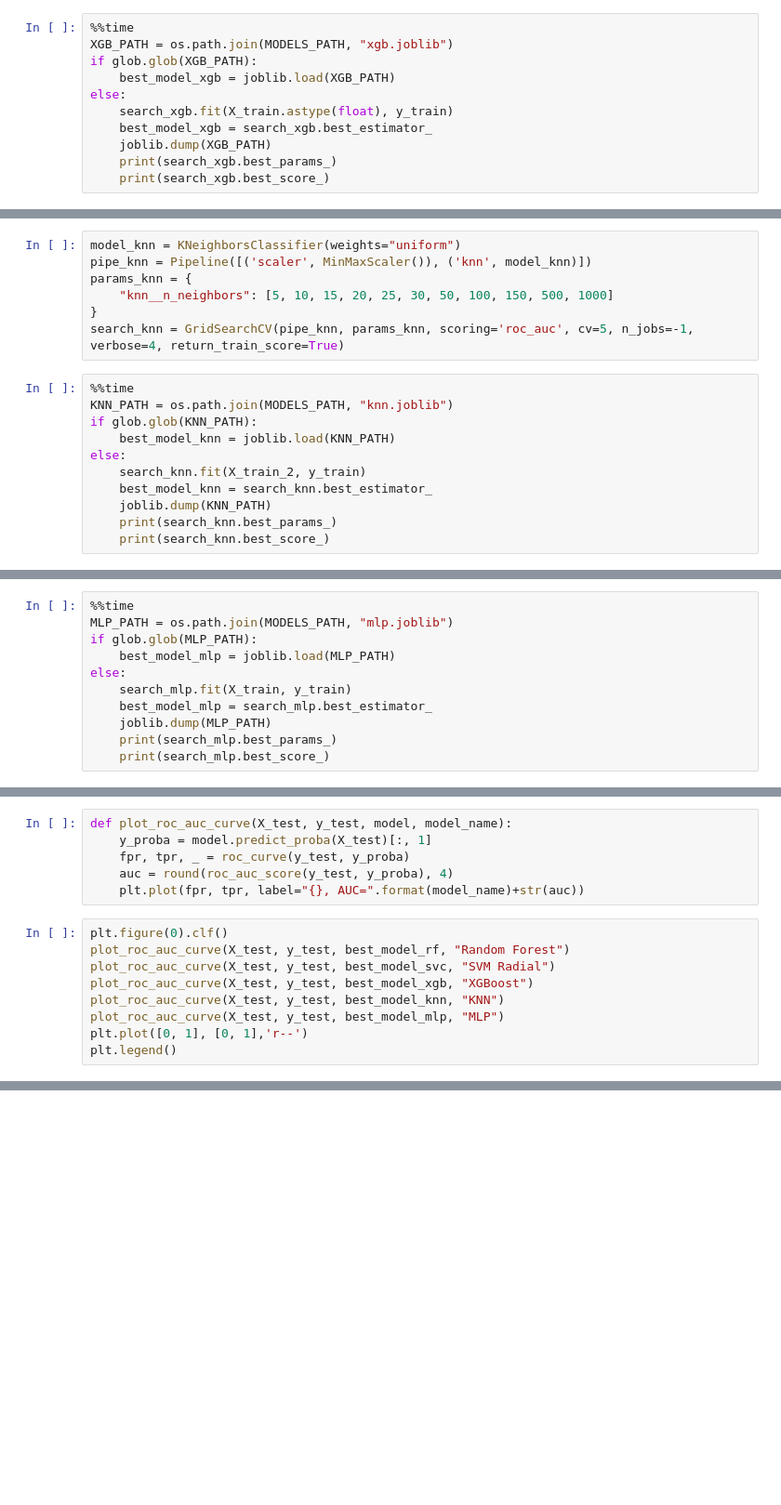
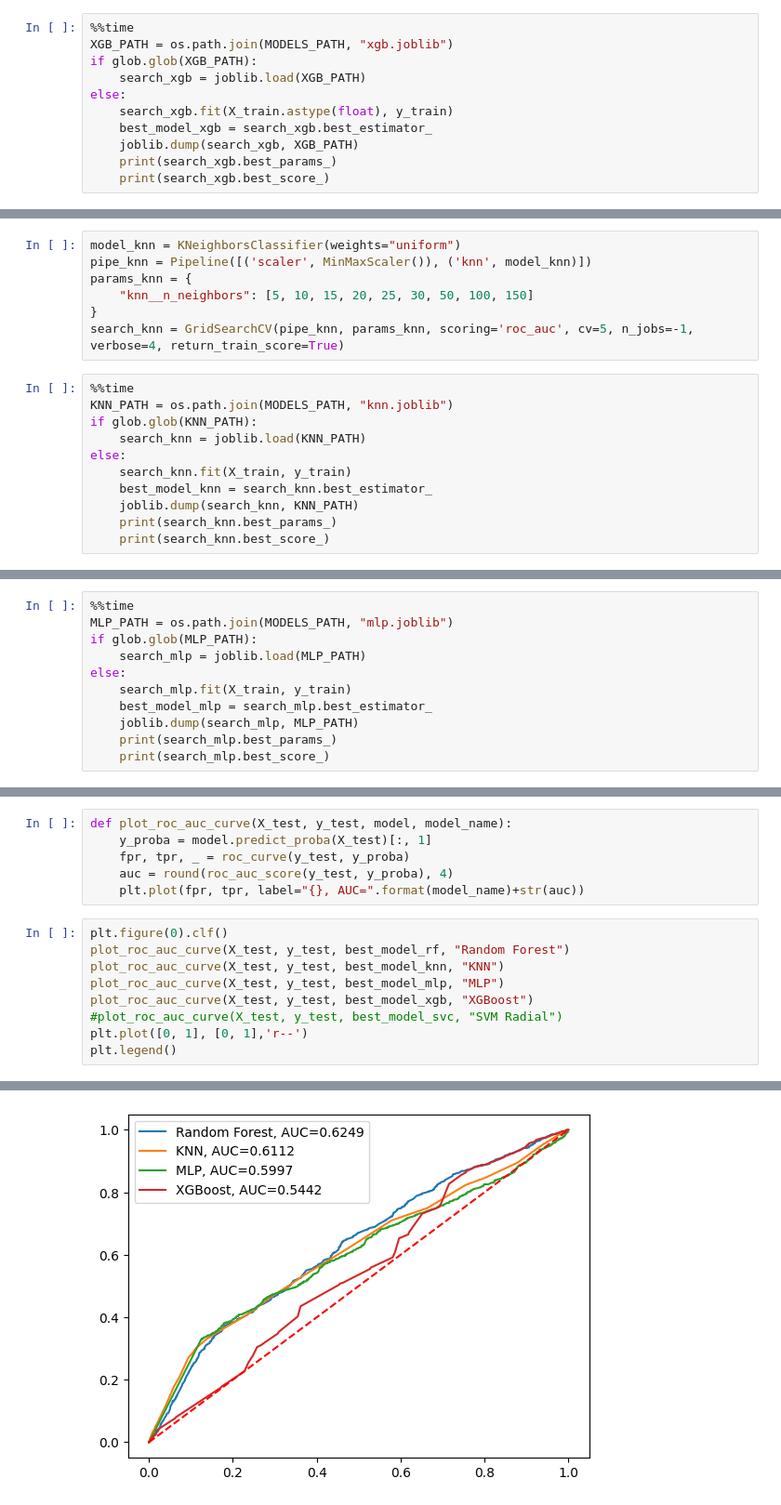
Before and after one commit to mpereiramoretti/pcs5787-projeto, a Jupyter notebook: notebooks/1. Modeling.ipynb, the cells around one changed output, grey strips where cells are left out. Shown: that part at 93% size. Saved outputs shown, nothing was run; the diff lists cells and outputs as text; blank space fills up the shorter version.

Commit message:
Finished modeling and feature importance

```diff
--- a/notebooks/1. Modeling.ipynb
+++ b/notebooks/1. Modeling.ipynb
@@ -537,11 +575,11 @@ search_xgb = GridSearchCV(pipe_xgb, params_xgb, scoring='roc_auc', cv=3, n_jobs=
 %%time
 XGB_PATH = os.path.join(MODELS_PATH, "xgb.joblib")
 if glob.glob(XGB_PATH):
-    best_model_xgb = joblib.load(XGB_PATH)
+    search_xgb = joblib.load(XGB_PATH)
 else:
     search_xgb.fit(X_train.astype(float), y_train)
     best_model_xgb = search_xgb.best_estimator_
-    joblib.dump(XGB_PATH)
+    joblib.dump(search_xgb, XGB_PATH)
     print(search_xgb.best_params_)
     print(search_xgb.best_score_)
 # %% [output]
@@ -559,17 +619,17 @@ search_xgb.best_score_
 model_knn = KNeighborsClassifier(weights="uniform")
 pipe_knn = Pipeline([('scaler', MinMaxScaler()), ('knn', model_knn)])
 params_knn = {
-    "knn__n_neighbors": [5, 10, 15, 20, 25, 30, 50, 100, 150, 500, 1000]
+    "knn__n_neighbors": [5, 10, 15, 20, 25, 30, 50, 100, 150]
 }
 search_knn = GridSearchCV(pipe_knn, params_knn, scoring='roc_auc', cv=5, n_jobs=-1, verbose=4, return_train_score=True)
 # %%
 %%time
 KNN_PATH = os.path.join(MODELS_PATH, "knn.joblib")
 if glob.glob(KNN_PATH):
-    best_model_knn = joblib.load(KNN_PATH)
+    search_knn = joblib.load(KNN_PATH)
 else:
-    search_knn.fit(X_train_2, y_train)
+    search_knn.fit(X_train, y_train)
     best_model_knn = search_knn.best_estimator_
-    joblib.dump(KNN_PATH)
+    joblib.dump(search_knn, KNN_PATH)
     print(search_knn.best_params_)
     print(search_knn.best_score_)
@@ -591,10 +662,10 @@ search_mlp = GridSearchCV(pipe_mlp, params_mlp, scoring='roc_auc', cv=5, n_jobs=
 %%time
 MLP_PATH = os.path.join(MODELS_PATH, "mlp.joblib")
 if glob.glob(MLP_PATH):
-    best_model_mlp = joblib.load(MLP_PATH)
+    search_mlp = joblib.load(MLP_PATH)
 else:
     search_mlp.fit(X_train, y_train)
     best_model_mlp = search_mlp.best_estimator_
-    joblib.dump(MLP_PATH)
+    joblib.dump(search_mlp, MLP_PATH)
     print(search_mlp.best_params_)
     print(search_mlp.best_score_)
@@ -617,9 +701,10 @@ def plot_roc_auc_curve(X_test, y_test, model, model_name):
 # %%
 plt.figure(0).clf()
 plot_roc_auc_curve(X_test, y_test, best_model_rf, "Random Forest")
-plot_roc_auc_curve(X_test, y_test, best_model_svc, "SVM Radial")
-plot_roc_auc_curve(X_test, y_test, best_model_xgb, "XGBoost")
 plot_roc_auc_curve(X_test, y_test, best_model_knn, "KNN")
 plot_roc_auc_curve(X_test, y_test, best_model_mlp, "MLP")
+plot_roc_auc_curve(X_test, y_test, best_model_xgb, "XGBoost")
+#plot_roc_auc_curve(X_test, y_test, best_model_svc, "SVM Radial")
 plt.plot([0, 1], [0, 1],'r--')
 plt.legend()
+# %% [output]
@@ -626 +712,2 @@ plt.legend()
+[figure, added]
 # %% [markdown]
```
Also changed, not shown: parts of 25 cells of this notebook.
